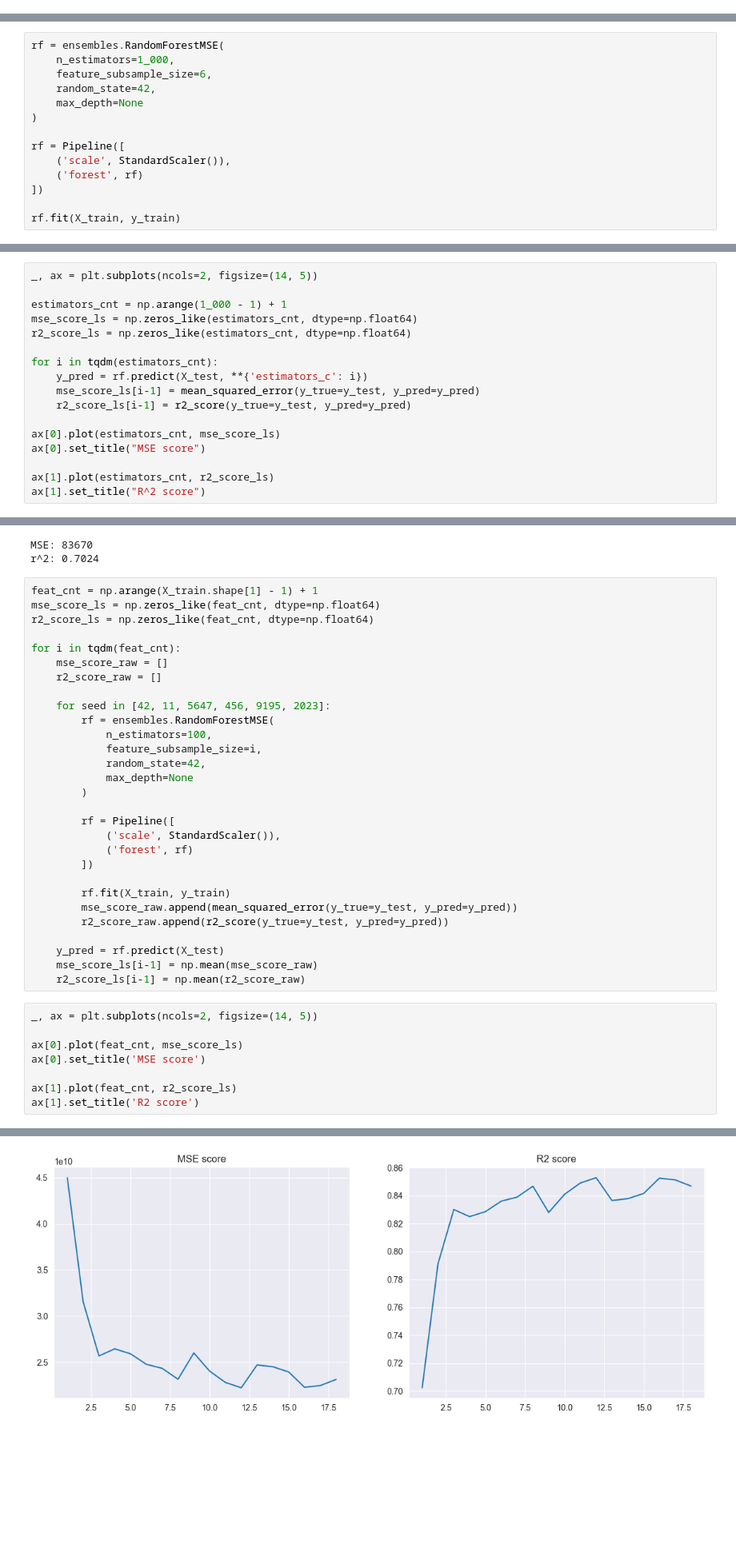
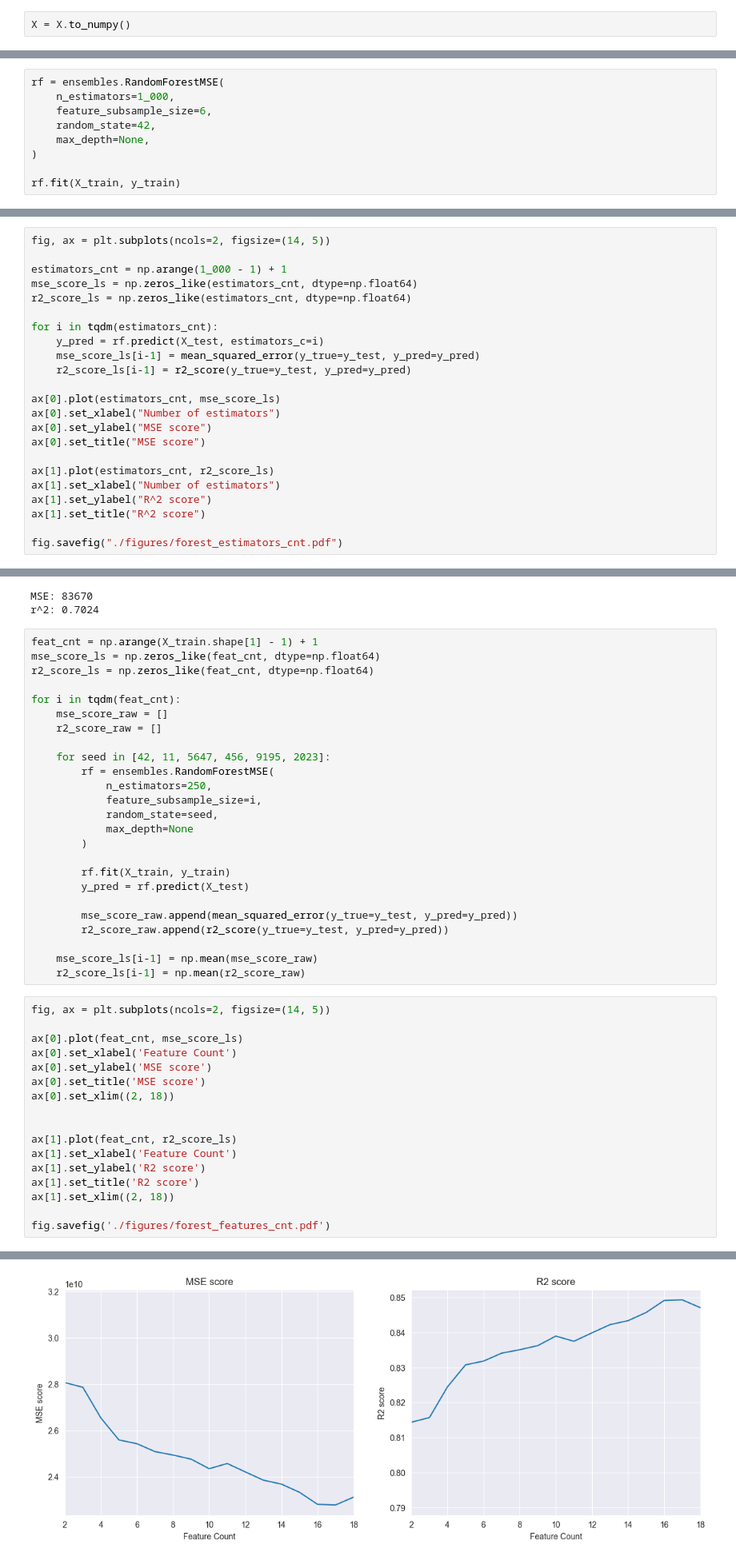
Before and after one commit to Bogachevv/ML_Ensembles, a Jupyter notebook: experiments/experiment_2.ipynb, the cells around one changed output, grey strips where cells are left out. Shown at 80% size. Drawn from its saved outputs; the diff is of its cells as text; blank space fills up the shorter version.

```diff
--- a/experiments/experiment_2.ipynb
+++ b/experiments/experiment_2.ipynb
@@ -51,6 +51,8 @@ _sqft\_lot_ --- площадь участка (в квадратных фута
 _waterfront_ --- дом у набережной или дом у озера, реки
 _sqft\_living15_ --- средняя жилая площадь у ближайших 15 домов
 _sqft\_lot15_ --- средняя площадь участка и ближайших 15 домов
+# %%
+X = X.to_numpy()
 # %%
 X_train, X_test, y_train, y_test = train_test_split(X, y, test_size=0.2, random_state=42, shuffle=True)
 
@@ -80,13 +82,8 @@ rf = ensembles.RandomForestMSE(
     n_estimators=1_000,
     feature_subsample_size=6,
     random_state=42,
-    max_depth=None
+    max_depth=None,
 )
 
-rf = Pipeline([
-    ('scale', StandardScaler()),
-    ('forest', rf)
-])
-
 rf.fit(X_train, y_train)
 # %% [output]
@@ -103,18 +98,24 @@ r^2: 0.8409
 # %%
-_, ax = plt.subplots(ncols=2, figsize=(14, 5))
+fig, ax = plt.subplots(ncols=2, figsize=(14, 5))
 
 estimators_cnt = np.arange(1_000 - 1) + 1
 mse_score_ls = np.zeros_like(estimators_cnt, dtype=np.float64)
 r2_score_ls = np.zeros_like(estimators_cnt, dtype=np.float64)
 
 for i in tqdm(estimators_cnt):
-    y_pred = rf.predict(X_test, **{'estimators_c': i})
+    y_pred = rf.predict(X_test, estimators_c=i)
     mse_score_ls[i-1] = mean_squared_error(y_true=y_test, y_pred=y_pred)
     r2_score_ls[i-1] = r2_score(y_true=y_test, y_pred=y_pred)
 
 ax[0].plot(estimators_cnt, mse_score_ls)
+ax[0].set_xlabel("Number of estimators")
+ax[0].set_ylabel("MSE score")
 ax[0].set_title("MSE score")
 
 ax[1].plot(estimators_cnt, r2_score_ls)
+ax[1].set_xlabel("Number of estimators")
+ax[1].set_ylabel("R^2 score")
 ax[1].set_title("R^2 score")
+
+fig.savefig("./figures/forest_estimators_cnt.pdf")
 # %% [output]
@@ -147,30 +147,35 @@ for i in tqdm(feat_cnt):
 
     for seed in [42, 11, 5647, 456, 9195, 2023]:
         rf = ensembles.RandomForestMSE(
-            n_estimators=100,
+            n_estimators=250,
             feature_subsample_size=i,
-            random_state=42,
+            random_state=seed,
             max_depth=None
         )
 
-        rf = Pipeline([
-            ('scale', StandardScaler()),
-            ('forest', rf)
-        ])
+        rf.fit(X_train, y_train)
+        y_pred = rf.predict(X_test)
 
-        rf.fit(X_train, y_train)
         mse_score_raw.append(mean_squared_error(y_true=y_test, y_pred=y_pred))
         r2_score_raw.append(r2_score(y_true=y_test, y_pred=y_pred))
 
-    y_pred = rf.predict(X_test)
     mse_score_ls[i-1] = np.mean(mse_score_raw)
     r2_score_ls[i-1] = np.mean(r2_score_raw)
 # %%
-_, ax = plt.subplots(ncols=2, figsize=(14, 5))
+fig, ax = plt.subplots(ncols=2, figsize=(14, 5))
 
 ax[0].plot(feat_cnt, mse_score_ls)
+ax[0].set_xlabel('Feature Count')
+ax[0].set_ylabel('MSE score')
 ax[0].set_title('MSE score')
+ax[0].set_xlim((2, 18))
+
 
 ax[1].plot(feat_cnt, r2_score_ls)
+ax[1].set_xlabel('Feature Count')
+ax[1].set_ylabel('R2 score')
 ax[1].set_title('R2 score')
+ax[1].set_xlim((2, 18))
+
+fig.savefig('./figures/forest_features_cnt.pdf')
 # %% [output]
@@ -178,4 +182,4 @@ Text(0.5, 1.0, 'R2 score')
-[figure, old version]
+[figure, new version]
 # %%
 depp = np.arange(15 - 1) + 1
 mse_score_ls = np.zeros_like(depp, dtype=np.float64)
```
Also changed, not shown: parts of 8 cells of this notebook, 10 other files.
